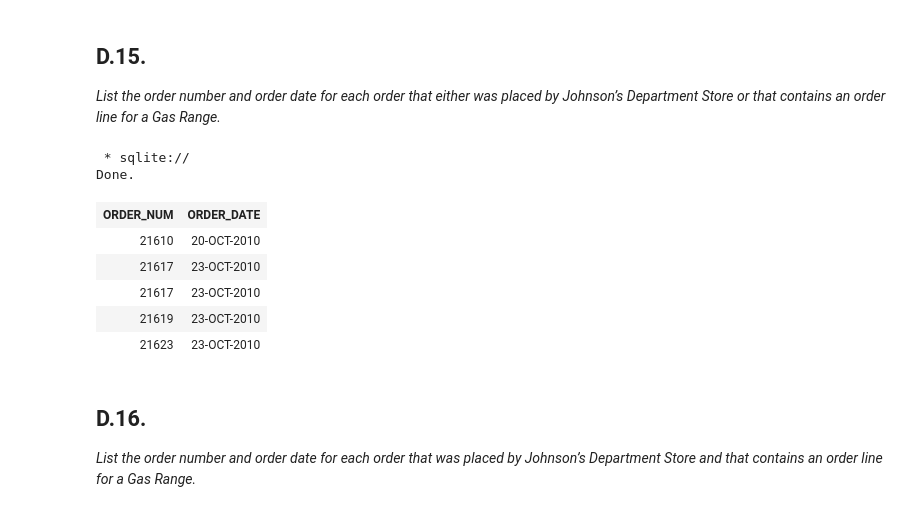
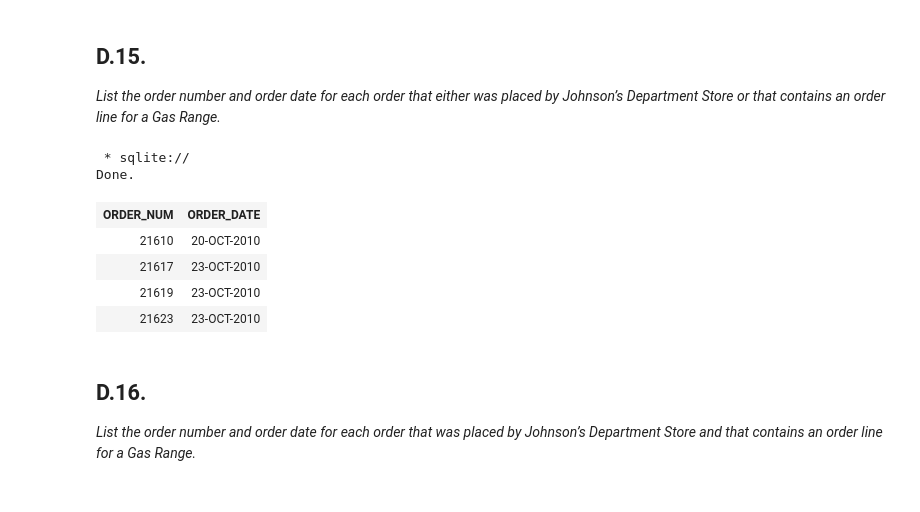
Before and after one commit to RSM2401-JMEX/Group-Assignment-1, a Jupyter notebook: Group-Assignment-1.ipynb, the cells around one changed output. Cells and saved outputs as stored; diff of their text form; code cells hidden in the pictures.

```diff
--- a/Group-Assignment-1.ipynb
+++ b/Group-Assignment-1.ipynb
@@ -819,21 +945,20 @@ Done.
 *List the order number and order date for each order that either was placed by Johnson’s Department Store or that contains an order line for a Gas Range.*
 # %%
 %%sql
-select
+select distinct
 orders.order_num,
 orders.order_date
 from orders, order_line, customer, part
 where orders.order_num = order_line.order_num
 and orders.customer_num = customer.customer_num
 and order_line.part_num = part.part_num
 and (part.description = 'Gas Range' or customer.customer_name = 'Johnson''s Department Store')
 # %% [output]
  * sqlite://
 Done.
 | ORDER_NUM | ORDER_DATE |
 | 21610 | 20-OCT-2010 |
 | 21617 | 23-OCT-2010 |
-| 21617 | 23-OCT-2010 |
 | 21619 | 23-OCT-2010 |
 | 21623 | 23-OCT-2010 |
 # %% [markdown]
```
Also changed, not shown: parts of 20 cells of this notebook.
